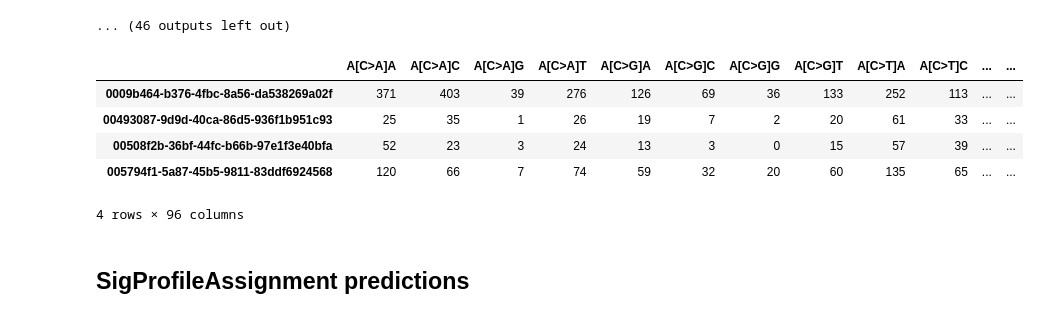
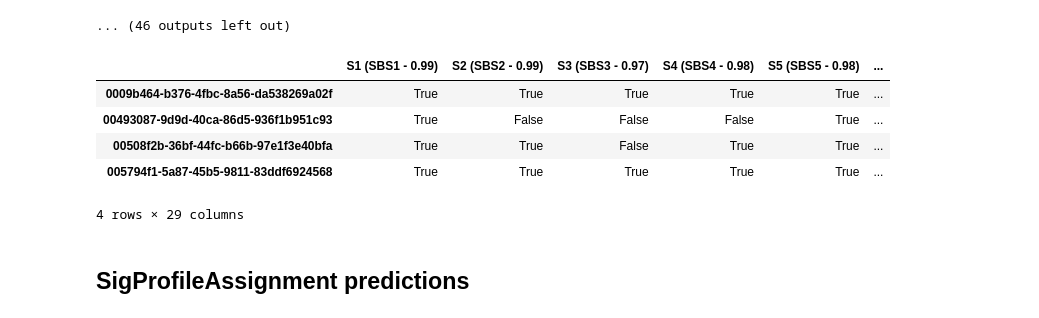
Before and after one commit to MassimoZarantonello2/SignatureInference, a Jupyter notebook: scripts/state_of_the_art_comparison.ipynb, the cells around one changed output. Cells and saved outputs as stored; diff of their text form; code cells hidden in the pictures.

```diff
--- a/scripts/state_of_the_art_comparison.ipynb
+++ b/scripts/state_of_the_art_comparison.ipynb
@@ -59,7 +60,7 @@ gt = pd.read_csv('../simulations/ground_truth/bin_exposures.csv',index_col=0)
 ## Generating the prediction with the LightGBMXT model
 # %%
 sampling_name = f'trinucleotides_counts_sampling_{sampling_size}'
-new_base_path = f'../models/saved/Predictor-{sampling_size}'
+new_base_path = f'../models/saved/Predictior-{sampling_size}'
 
 predictor = MultilabelPredictor.load(new_base_path)
 pred_mutation_count = pd.read_csv(f'../simulations/data2/run_1/{sampling_name}.csv', index_col=0)
@@ -89,14 +90,14 @@ Found 1 mismatches between original and current metadata:
 Predicting with TabularPredictor for label: S6 (SBS7a - 1.00) ...
 ... (46 outputs left out)
 # %%
-pred_mutation_count.head(4)
+prediction.head(4)
 # %% [output]
-|  | A[C>A]A | A[C>A]C | A[C>A]G | A[C>A]T | A[C>G]A | A[C>G]C | A[C>G]G | A[C>G]T | A[C>T]A | A[C>T]C | ... | ... |
-| 0009b464-b376-4fbc-8a56-da538269a02f | 371 | 403 | 39 | 276 | 126 | 69 | 36 | 133 | 252 | 113 | ... | ... |
-| 00493087-9d9d-40ca-86d5-936f1b951c93 | 25 | 35 | 1 | 26 | 19 | 7 | 2 | 20 | 61 | 33 | ... | ... |
-| 00508f2b-36bf-44fc-b66b-97e1f3e40bfa | 52 | 23 | 3 | 24 | 13 | 3 | 0 | 15 | 57 | 39 | ... | ... |
-| 005794f1-5a87-45b5-9811-83ddf6924568 | 120 | 66 | 7 | 74 | 59 | 32 | 20 | 60 | 135 | 65 | ... | ... |
+|  | S1 (SBS1 - 0.99) | S2 (SBS2 - 0.99) | S3 (SBS3 - 0.97) | S4 (SBS4 - 0.98) | S5 (SBS5 - 0.98) | ... |
+| 0009b464-b376-4fbc-8a56-da538269a02f | True | True | True | True | True | ... |
+| 00493087-9d9d-40ca-86d5-936f1b951c93 | True | False | False | False | True | ... |
+| 00508f2b-36bf-44fc-b66b-97e1f3e40bfa | True | True | False | True | True | ... |
+| 005794f1-5a87-45b5-9811-83ddf6924568 | True | True | True | True | True | ... |
-4 rows × 96 columns
+4 rows × 29 columns
 # %% [markdown]
 ## SigProfileAssignment predictions
 # %%
```
Also changed, not shown: parts of 3 cells of this notebook, 20 other files.
